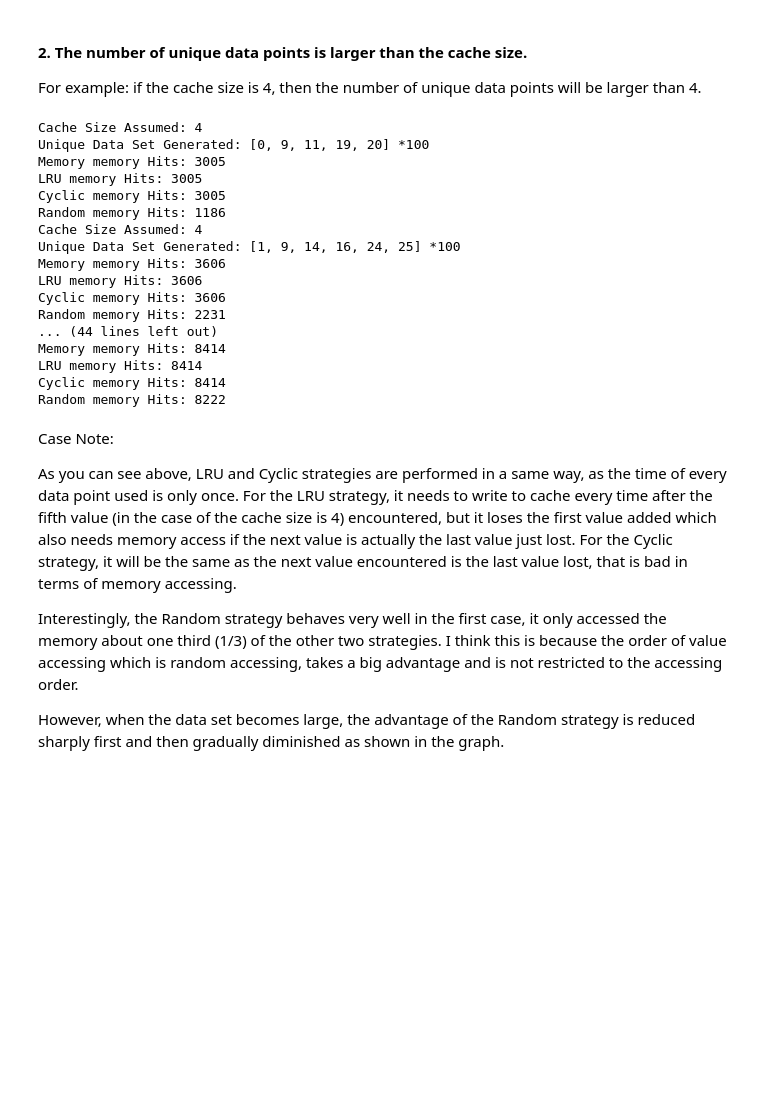
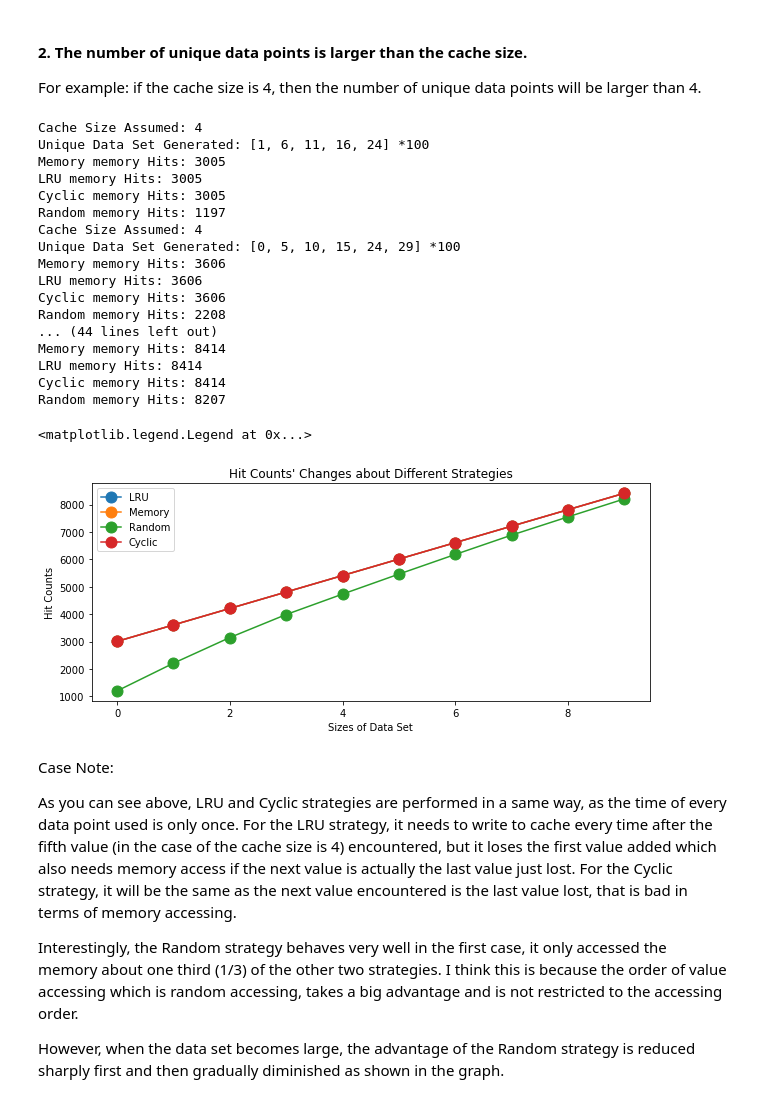
Before and after one commit to Weicheng783/COMP15212_g28738wa, a Jupyter notebook: experiment/15212CW2.ipynb, the cells around one changed output. Drawn from its saved outputs; the diff is of its cells as text; code cells hidden in the pictures; blank space fills up the shorter version.

```diff
--- a/experiment/15212CW2.ipynb
+++ b/experiment/15212CW2.ipynb
@@ -16,27 +16,35 @@ We use a range of test cases in this main part, in order to show the performance
 # %%
 # We define the main test process here.
 def process():
-    global memcount,cycliccount,rdmcount,lrucount
+    global memcount,cycliccount,rdmcount,lrucount,results
     mem = Memory()
     lru = LRUCache()
     cyclic = CyclicCache()
     rdm = RandomCache()
+    results = []
     for datum in test_data:
         mem.lookup(datum)
     print("Memory memory Hits:", mem.get_hit_count())
     memcount = mem.get_hit_count()
+    results.append(memcount)
+
     for datum in test_data:
         lru.lookup(datum)
     print("LRU memory Hits:", lru.get_hit_count())
     lrucount = lru.get_hit_count()
+    results.append(lrucount)
+
     for datum in test_data:
         cyclic.lookup(datum)
     print("Cyclic memory Hits:", cyclic.get_hit_count())
     cycliccount = cyclic.get_hit_count()
+    results.append(cycliccount)
+
     for datum in test_data:
         rdm.lookup(datum)
     print("Random memory Hits:", rdm.get_hit_count())
     rdmcount = rdm.get_hit_count()
+    results.append(rdmcount)
 # %% [markdown]
 <h4>1. Basic Test Cases: Ordered/Unordered Data Points with no duplicate value contained (Every value in the Test Case is unique).</h4>
 # %%
@@ -119,6 +140,10 @@ mem = Memory()
 lru = LRUCache()
 cyclic = CyclicCache()
 rdm = RandomCache()
+mem_results = []
+lru_results = []
+cyclic_results = []
+rdm_results = []
 
 # I used a range of the number of unique data points, in this case, from 5 to 14 unique values.
 for k in range(1,11):
@@ -134,25 +159,45 @@ for k in range(1,11):
         for j in range(0,temp+k):
             test_data.append(test_data[j])
     process()
+    mem_results.append(results[0])
+    lru_results.append(results[1])
+    cyclic_results.append(results[2])
+    rdm_results.append(results[3])
     # print(len(test_data))
 # %% [output]
 Cache Size Assumed: 4
-Unique Data Set Generated: [0, 9, 11, 19, 20] *100
+Unique Data Set Generated: [1, 6, 11, 16, 24] *100
 Memory memory Hits: 3005
 LRU memory Hits: 3005
 Cyclic memory Hits: 3005
-Random memory Hits: 1186
+Random memory Hits: 1197
 Cache Size Assumed: 4
-Unique Data Set Generated: [1, 9, 14, 16, 24, 25] *100
+Unique Data Set Generated: [0, 5, 10, 15, 24, 29] *100
 Memory memory Hits: 3606
 LRU memory Hits: 3606
 Cyclic memory Hits: 3606
-Random memory Hits: 2231
+Random memory Hits: 2208
 ... (44 lines left out)
 Memory memory Hits: 8414
 LRU memory Hits: 8414
 Cyclic memory Hits: 8414
-Random memory Hits: 8222
+Random memory Hits: 8207
+# %%
+# Graphical Representation of these results above.
+plt.figure('Trends', figsize=(10,4))
+plt.title("Hit Counts' Changes about Different Strategies")
+plt.ylabel('Hit Counts')
+plt.xlabel('Sizes of Data Set')
+plt.plot(lru_results, label='LRU', marker='o',markersize='11')
+plt.plot(mem_results, label='Memory', marker='o',markersize='11')
+plt.plot(rdm_results, label='Random', marker='o',markersize='11')
+plt.plot(cyclic_results, label='Cyclic', marker='o',markersize='11')
+plt.legend(loc='upper left')
+
+# print(delta_results)
+# %% [output]
+<matplotlib.legend.Legend at 0x...>
+[figure, added]
 # %% [markdown]
 <p>Case Note:</p>
 <p>As you can see above, LRU and Cyclic strategies are performed in a same way, as the time of every data point used is only once. For the LRU strategy, it needs to write to cache every time after the fifth value (in the case of the cache size is 4) encountered, but it loses the first value added which also needs memory access if the next value is actually the last value just lost. For the Cyclic strategy, it will be the same as the next value encountered is the last value lost, that is bad in terms of memory accessing.</p>
```
Also changed, not shown: parts of 7 cells of this notebook.
